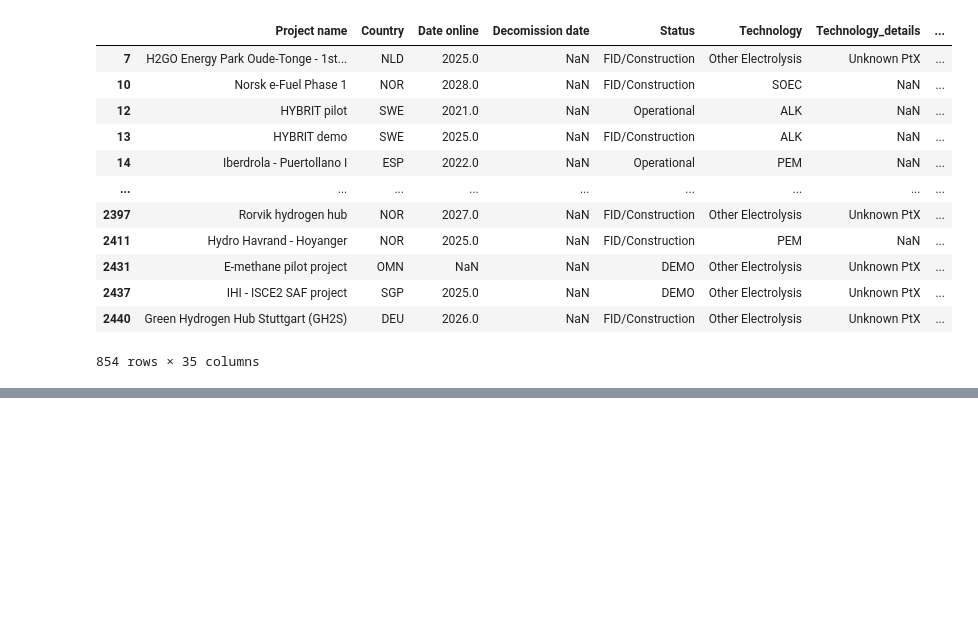
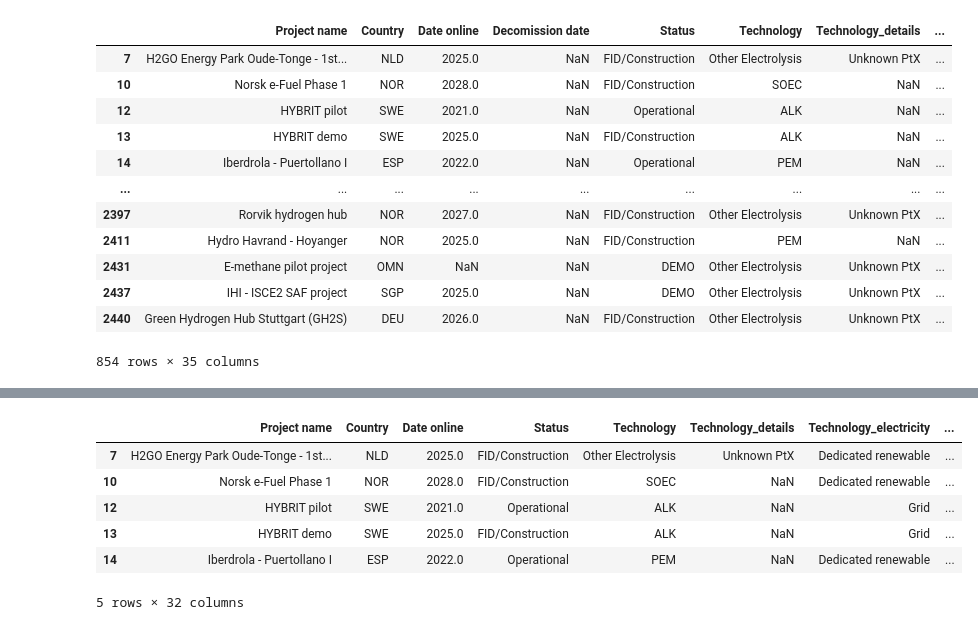
Before and after one commit to paulkubella/pk_H2_an_01, a Jupyter notebook: notebooks/h2_IEA_2024.ipynb, the cells around one changed output, grey strips where cells are left out. Drawn from its saved outputs; the diff is of its cells as text; code cells hidden in the pictures; blank space fills up the shorter version.

Commit message:
made a first project worldmap

```diff
--- a/notebooks/h2_IEA_2024.ipynb
+++ b/notebooks/h2_IEA_2024.ipynb
@@ -276,0 +281,5 @@ df_real_techn
+# %%
+df_geo = df_real_techn.loc[:, ('Project name', 'Country', 'Date online', 'Status', 'Technology', 'Technology_details', 'Technology_electricity', 'Technology_electricity_details', 'Product', 'EndUse_Refining', 'EndUse_Ammonia', 'EndUse_Methanol', 'EndUse_Iron&Steel', 'EndUse_Other Ind', 'EndUse_Mobility',
+'EndUse_Power', 'EndUse_Grid inj.', 'EndUse_CHP', 'EndUse_Domestic heat', 'EndUse_Biofuels', 'EndUse_Synfuels', 'EndUse_CH4 grid inj.', 'EndUse_CH4 mobility', 'Announced Size', 'Capacity_MWel', 'Capacity_Nm³ H₂/h', 'Capacity_kt H2/y', 'IEA zero-carbon estimated normalized capacity [Nm³ H₂/hour]', 'Latitude', 'Longitude', 'Technology_aggregate')]
+
+df_geo.info()
@@ -276,0 +304,15 @@ df_real_techn
+# %%
+geometry = geopandas.points_from_xy(df_geo.Longitude, df_geo.Latitude)
+geo_df = geopandas.GeoDataFrame(
+    df_geo, geometry=geometry
+)
+
+geo_df.head()
+# %% [output]
+|  | Project name | Country | Date online | Status | Technology | Technology_details | Technology_electricity | ... |
+| 7 | H2GO Energy Park Oude-Tonge - 1st... | NLD | 2025.0 | FID/Construction | Other Electrolysis | Unknown PtX | Dedicated renewable | ... |
+| 10 | Norsk e-Fuel Phase 1 | NOR | 2028.0 | FID/Construction | SOEC | NaN | Dedicated renewable | ... |
+| 12 | HYBRIT pilot | SWE | 2021.0 | Operational | ALK | NaN | Grid | ... |
+| 13 | HYBRIT demo | SWE | 2025.0 | FID/Construction | ALK | NaN | Grid | ... |
+| 14 | Iberdrola - Puertollano I | ESP | 2022.0 | Operational | PEM | NaN | Dedicated renewable | ... |
+5 rows × 32 columns
```
Also changed, not shown: parts of 4 cells of this notebook.
